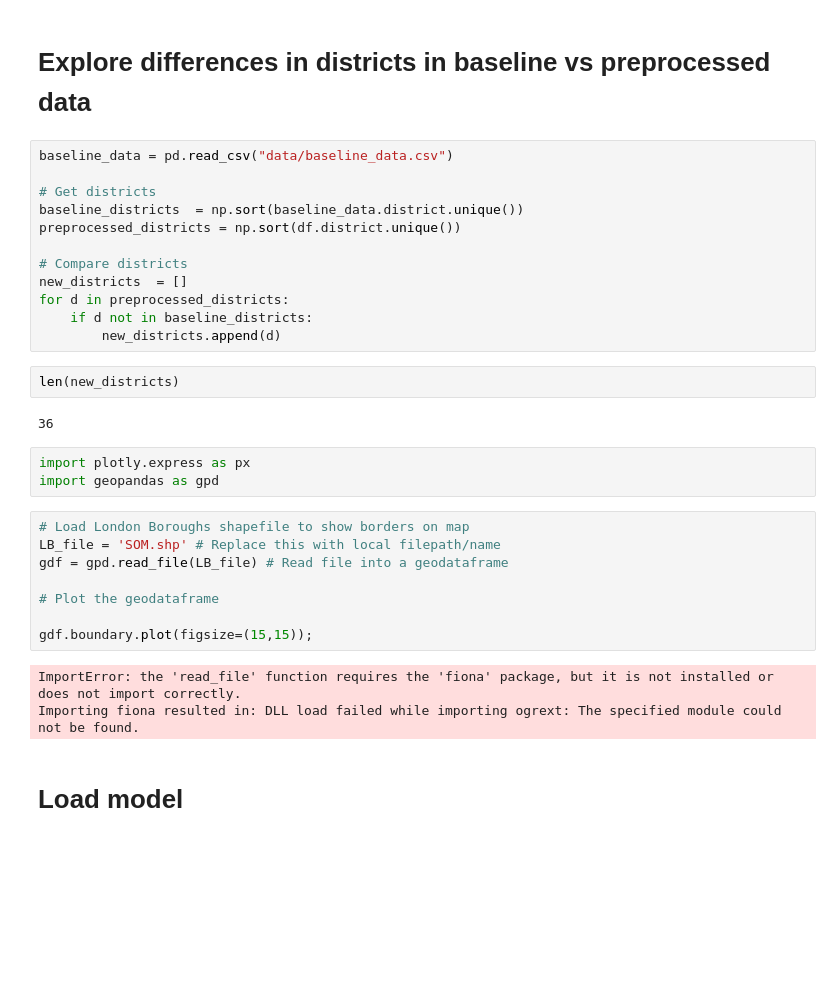
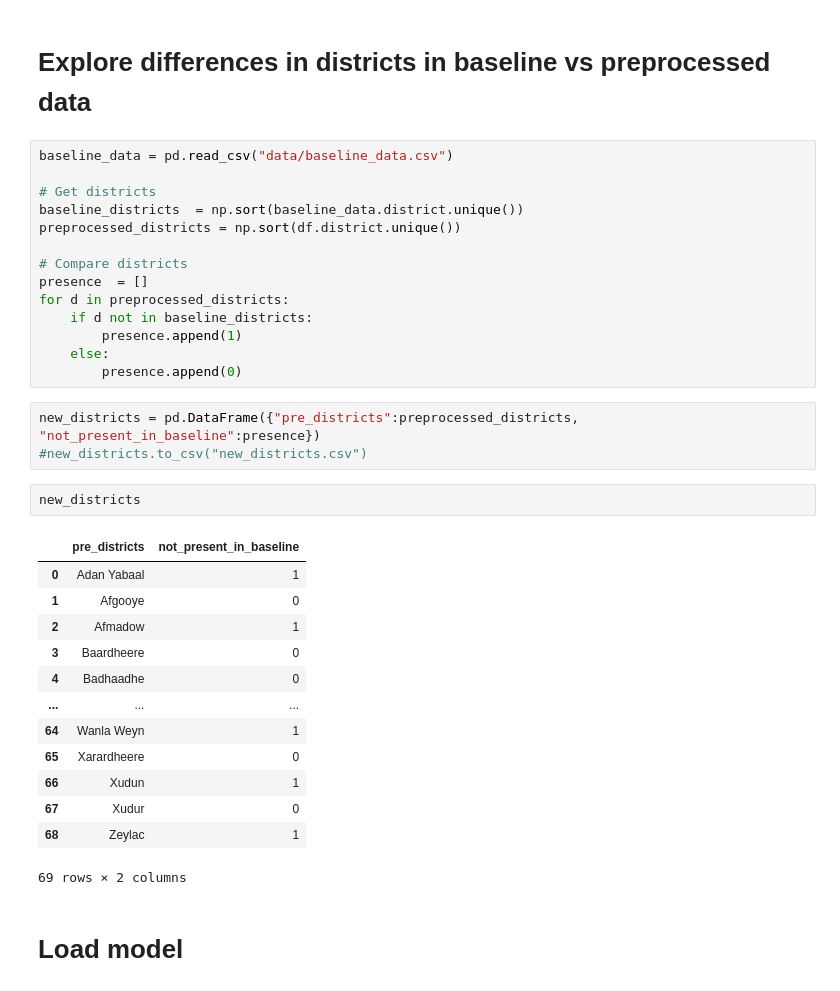
Before and after one commit to LeanderHuyghe/Wasting_Prediction, a Jupyter notebook: Visualisation and Naive Forecast.ipynb, the cells around one changed output. Cells and saved outputs as stored; diff of their text form; blank space fills up the shorter version.

Commit message:
Visualising baseline predictions + Naive Forecast

```diff
--- a/Visualisation and Naive Forecast.ipynb
+++ b/Visualisation and Naive Forecast.ipynb
@@ -45,28 +51,31 @@ baseline_districts  = np.sort(baseline_data.district.unique())
 preprocessed_districts = np.sort(df.district.unique())
 
 # Compare districts
-new_districts  = []
+presence  = []
 for d in preprocessed_districts:
     if d not in baseline_districts:
-        new_districts.append(d)
+        presence.append(1)
+    else:
+        presence.append(0)
-# %%
-len(new_districts)
-# %% [output]
-36
-# %%
-import plotly.express as px
-import geopandas as gpd
-# %%
-# Load London Boroughs shapefile to show borders on map
-LB_file = 'SOM.shp' # Replace this with local filepath/name
-gdf = gpd.read_file(LB_file) # Read file into a geodataframe
-
-# Plot the geodataframe
-
-gdf.boundary.plot(figsize=(15,15));
-# %% [output]
-ImportError: the 'read_file' function requires the 'fiona' package, but it is not installed or does not import correctly.
-Importing fiona resulted in: DLL load failed while importing ogrext: The specified module could not be found.
+# %%
+new_districts = pd.DataFrame({"pre_districts":preprocessed_districts, "not_present_in_baseline":presence})
+#new_districts.to_csv("new_districts.csv")
+# %%
+new_districts
+# %% [output]
+|  | pre_districts | not_present_in_baseline |
+| 0 | Adan Yabaal | 1 |
+| 1 | Afgooye | 0 |
+| 2 | Afmadow | 1 |
+| 3 | Baardheere | 0 |
+| 4 | Badhaadhe | 0 |
+| ... | ... | ... |
+| 64 | Wanla Weyn | 1 |
+| 65 | Xarardheere | 0 |
+| 66 | Xudun | 1 |
+| 67 | Xudur | 0 |
+| 68 | Zeylac | 1 |
+69 rows × 2 columns
 # %% [markdown]
 # Load model
 # %%
```
Also changed, not shown: parts of 11 cells of this notebook.
